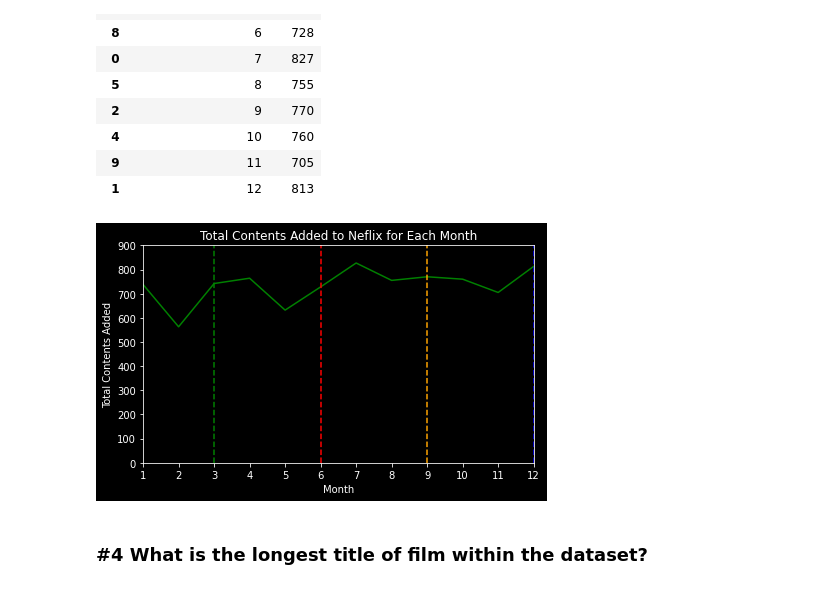
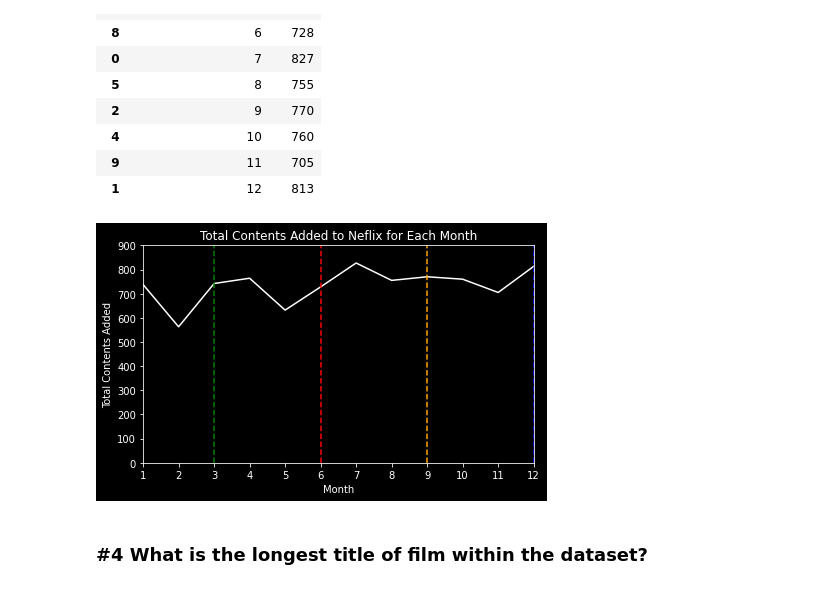
Before and after one commit to dwipaalfarisi/project-netflix-analysis, a Jupyter notebook: main.ipynb, the cells around one changed output. Drawn from its saved outputs; the diff is of its cells as text; code cells hidden in the pictures.

```diff
--- a/main.ipynb
+++ b/main.ipynb
@@ -347,32 +375,32 @@ month_added_period
 # %%
 # Plotting
 # Create figure and axis
 fig, ax = plt.subplots(figsize=(7, 4))
 
 # plot data
-ax.plot(month_added_period['date_added_month'], month_added_period['count'], c='green');
+ax.plot(month_added_period['date_added_month'], month_added_period['count'], c='white');
 
 # customise
 ax.set(title='Total Contents Added to Neflix for Each Month',
        ylabel='Total Contents Added',
        xlabel='Month')
 
 # show all the x coordinate
 plt.xticks(month_added_period['date_added_month'])
 
 # set ylim
 plt.ylim([0, 900])
 
 # set vertical line
 plt.axvline(x = 6, color = 'r', label = 'Summer Starts in the US', linestyle='--')
 plt.axvline(x = 12, color = 'b', label = 'Winter Starts in the US', linestyle='--')
 plt.axvline(x = 9, color = 'orange', label = 'Autumn Starts in the US', linestyle='--')
 plt.axvline(x = 3, color = 'g', label = 'Spring Starts in the US', linestyle='--')
 
 # remove the x margin
 ax.margins(x=0)
 # %% [output]
-[figure, old version]
+[figure, new version]
 # %% [markdown]
 ### #4 What is the longest title of film within the dataset?
 # %%
```
Also changed, not shown: parts of 3 cells of this notebook, 4 other files.
